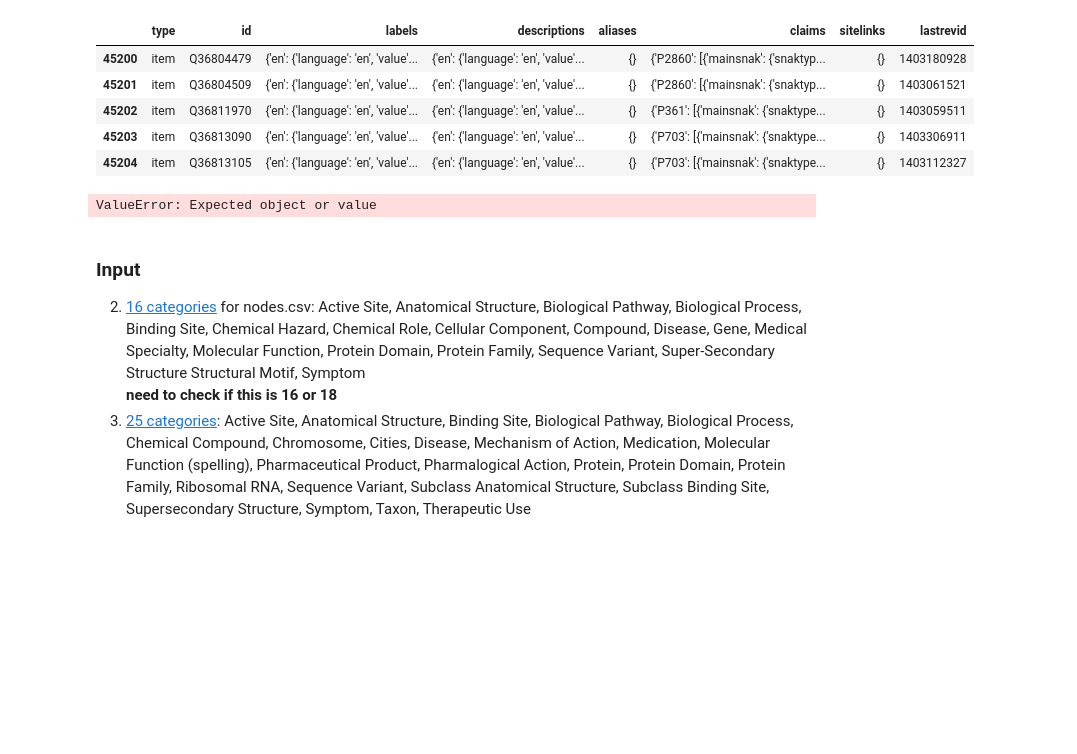
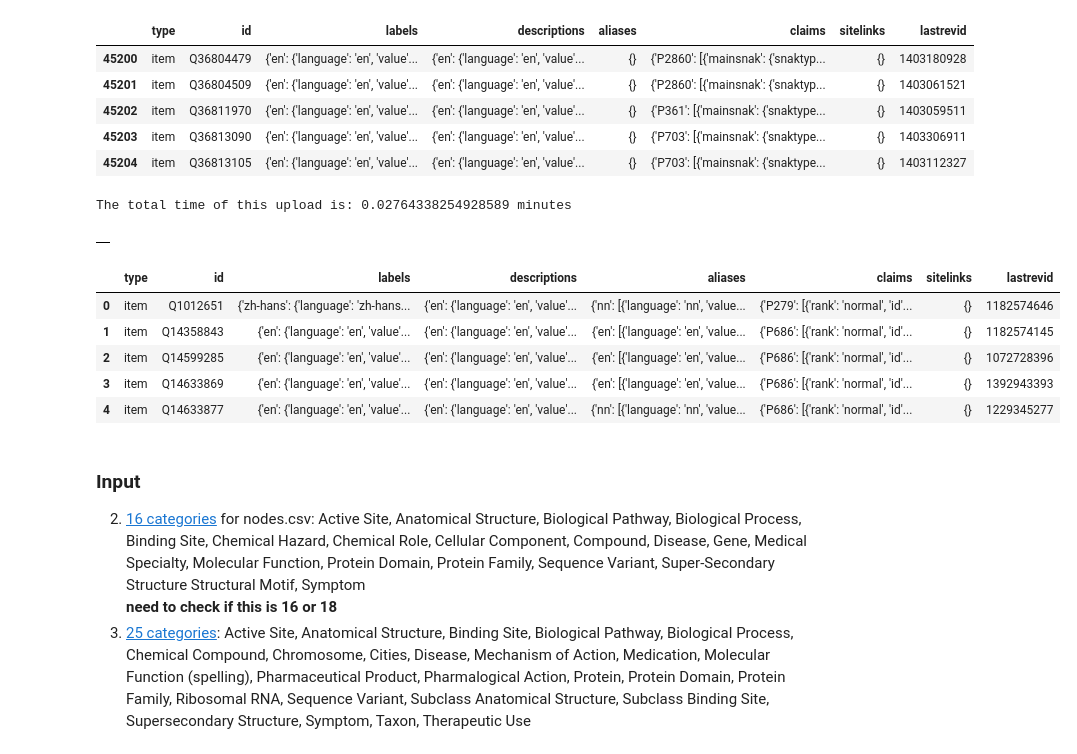
Before and after one commit to sabahzero/WRP, a Jupyter notebook: src/WDF-10categories/01.ipynb, the cells around one changed output. Saved outputs shown, nothing was run; the diff lists cells and outputs as text; code cells hidden in the pictures; blank space fills up the shorter version.

```diff
--- a/src/WDF-10categories/01.ipynb
+++ b/src/WDF-10categories/01.ipynb
@@ -89,22 +98,25 @@ gpp.tail() # pathway, bp, ??? gene ???
 | 45202 | item | Q36811970 | {'en': {'language': 'en', 'value'... | {'en': {'language': 'en', 'value'... | {} | {'P361': [{'mainsnak': {'snaktype... | {} | 1403059511 |
 | 45203 | item | Q36813090 | {'en': {'language': 'en', 'value'... | {'en': {'language': 'en', 'value'... | {} | {'P703': [{'mainsnak': {'snaktype... | {} | 1403306911 |
 | 45204 | item | Q36813105 | {'en': {'language': 'en', 'value'... | {'en': {'language': 'en', 'value'... | {} | {'P703': [{'mainsnak': {'snaktype... | {} | 1403112327 |
-# %%
-timeStringNow = datetime.now().strftime("+%Y-%m-%dT00:00:00Z")
-start_time = time.time()
-
-# http://files.hpc.weso.es/
-bp_andra = pd.read_json('file-examples/result_biological_process.json', lines=True) # Biological Process
-mf_andra = pd.read_json('file-examples/result_molecular_funcion.json', lines=True) # Molecular Function
-
-nodes_mike = pd.read_csv('file-examples/nodes_2019-09-03.csv')
-edges_mike = pd.read_csv('file-examples/edges_2019-09-03.csv')
-
-# Output and print when query is complete
-end_time = time.time()
-print("The total time of this upload is:", (end_time - start_time)/60, "minutes") # 27 min
-# %% [output]
-ValueError: Expected object or value
+# %%
+# http://files.hpc.weso.es/
+bp_andra = pd.read_json('file-examples/result_biological_process.json', orient=str) # Biological Process
+mf_andra = pd.read_json('file-examples/result_molecular_funcion.json', orient=str) # Molecular Function
+# %% [output]
+The total time of this upload is: 0.02764338254928589 minutes
+# %%
+bp_andra.head()
+# %% [output]
+|  |
+# %%
+mf_andra.head()
+# %% [output]
+|  | type | id | labels | descriptions | aliases | claims | sitelinks | lastrevid |
+| 0 | item | Q1012651 | {'zh-hans': {'language': 'zh-hans... | {'en': {'language': 'en', 'value'... | {'nn': [{'language': 'nn', 'value... | {'P279': [{'rank': 'normal', 'id'... | {} | 1182574646 |
+| 1 | item | Q14358843 | {'en': {'language': 'en', 'value'... | {'en': {'language': 'en', 'value'... | {'en': [{'language': 'en', 'value... | {'P686': [{'rank': 'normal', 'id'... | {} | 1182574145 |
+| 2 | item | Q14599285 | {'en': {'language': 'en', 'value'... | {'en': {'language': 'en', 'value'... | {'en': [{'language': 'en', 'value... | {'P686': [{'rank': 'normal', 'id'... | {} | 1072728396 |
+| 3 | item | Q14633869 | {'en': {'language': 'en', 'value'... | {'en': {'language': 'en', 'value'... | {'en': [{'language': 'en', 'value... | {'P686': [{'rank': 'normal', 'id'... | {} | 1392943393 |
+| 4 | item | Q14633877 | {'en': {'language': 'en', 'value'... | {'en': {'language': 'en', 'value'... | {'nn': [{'language': 'nn', 'value... | {'P686': [{'rank': 'normal', 'id'... | {} | 1229345277 |
 # %%
 # Counts (bp, mf) -- compare these to Andra's as well, should be identical
 # <br> Note that [Mike had 2508](https://github.com/mmayers12/metapaths/blob/main/1_code/01a_WikiData_Nodes.ipynb) for Anatomical Structure
```
Also changed, not shown: parts of 7 cells of this notebook.
